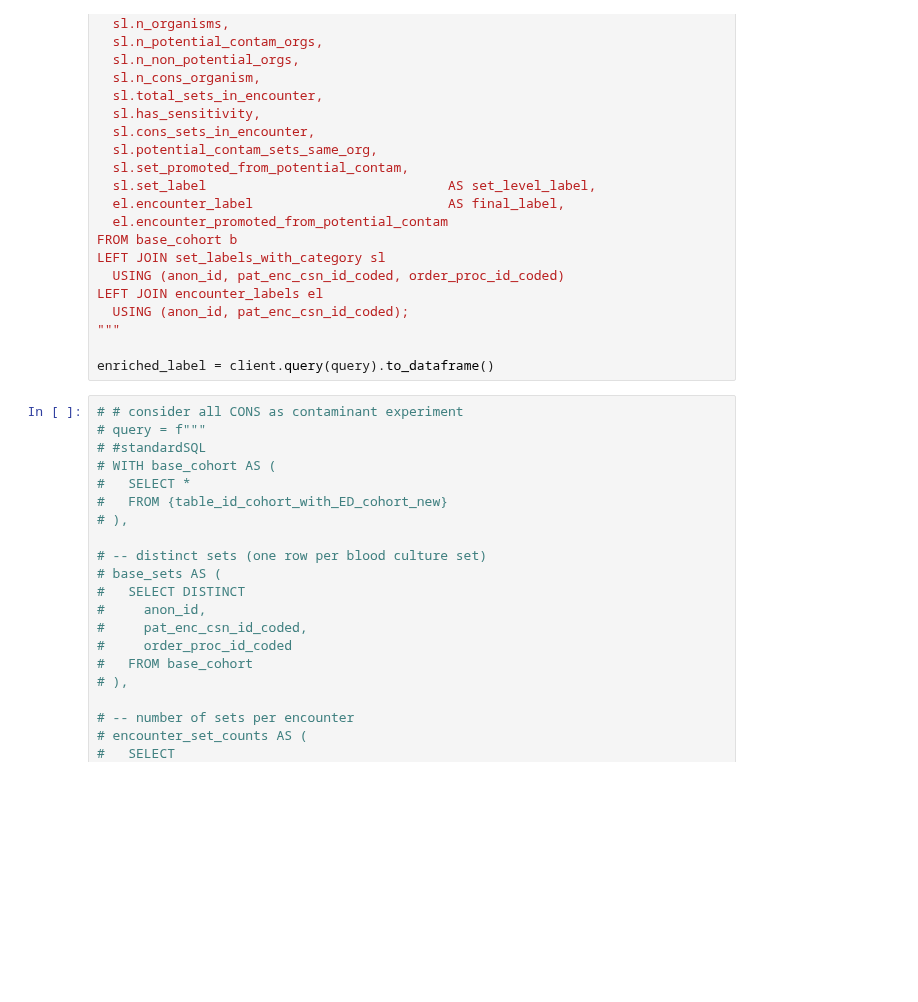
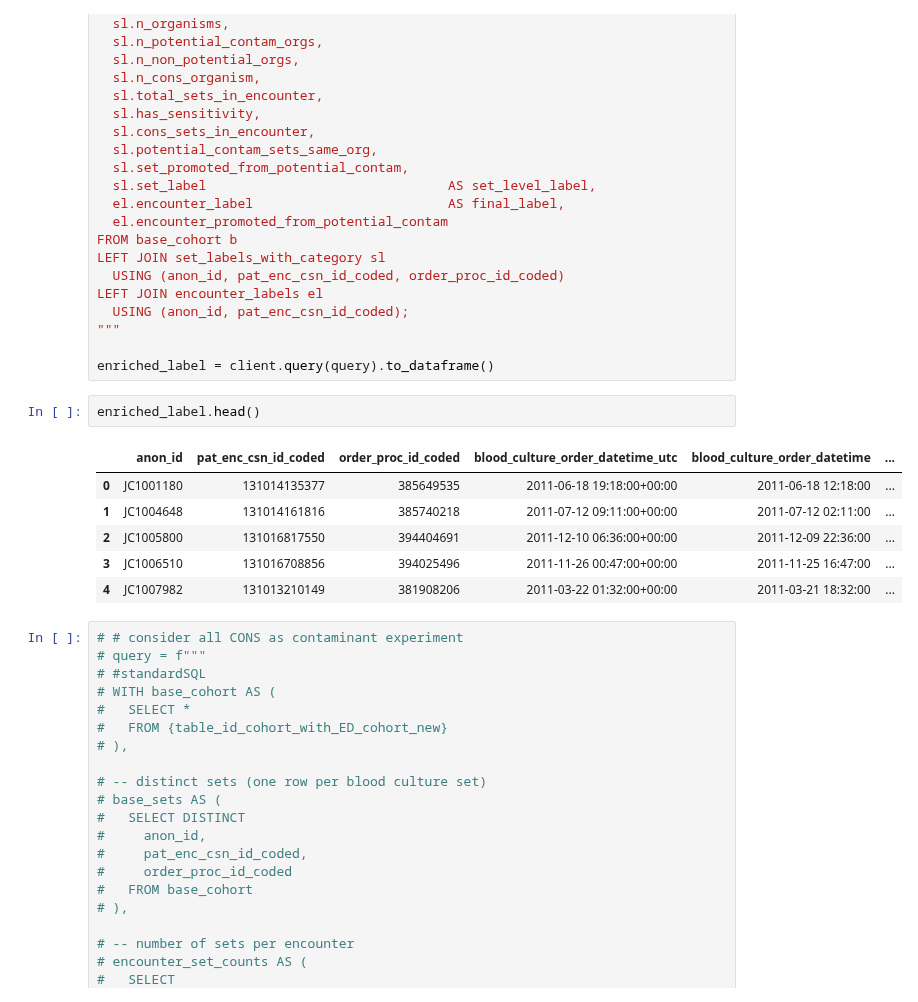
Before and after one commit to HealthRex/CDSS, a Jupyter notebook: scripts/Blood_Culture_Stewardship/Adult_refactor/src/cohort_generation_2024/label_check.ipynb, the cells around one changed output. Drawn from its saved outputs; the diff is of its cells as text; blank space fills up the shorter version.

```diff
--- a/scripts/Blood_Culture_Stewardship/Adult_refactor/src/cohort_generation_2024/label_check.ipynb
+++ b/scripts/Blood_Culture_Stewardship/Adult_refactor/src/cohort_generation_2024/label_check.ipynb
@@ -624,6 +642,15 @@ LEFT JOIN encounter_labels el
 """
 
 enriched_label = client.query(query).to_dataframe()
+# %%
+enriched_label.head()
+# %% [output]
+|  | anon_id | pat_enc_csn_id_coded | order_proc_id_coded | blood_culture_order_datetime_utc | blood_culture_order_datetime | ... |
+| 0 | JC1001180 | 131014135377 | 385649535 | 2011-06-18 19:18:00+00:00 | 2011-06-18 12:18:00 | ... |
+| 1 | JC1004648 | 131014161816 | 385740218 | 2011-07-12 09:11:00+00:00 | 2011-07-12 02:11:00 | ... |
+| 2 | JC1005800 | 131016817550 | 394404691 | 2011-12-10 06:36:00+00:00 | 2011-12-09 22:36:00 | ... |
+| 3 | JC1006510 | 131016708856 | 394025496 | 2011-11-26 00:47:00+00:00 | 2011-11-25 16:47:00 | ... |
+| 4 | JC1007982 | 131013210149 | 381908206 | 2011-03-22 01:32:00+00:00 | 2011-03-21 18:32:00 | ... |
 # %%
 # # consider all CONS as contaminant experiment
 # query = f"""
```
Also changed, not shown: parts of 4 cells of this notebook, 16 other files.
